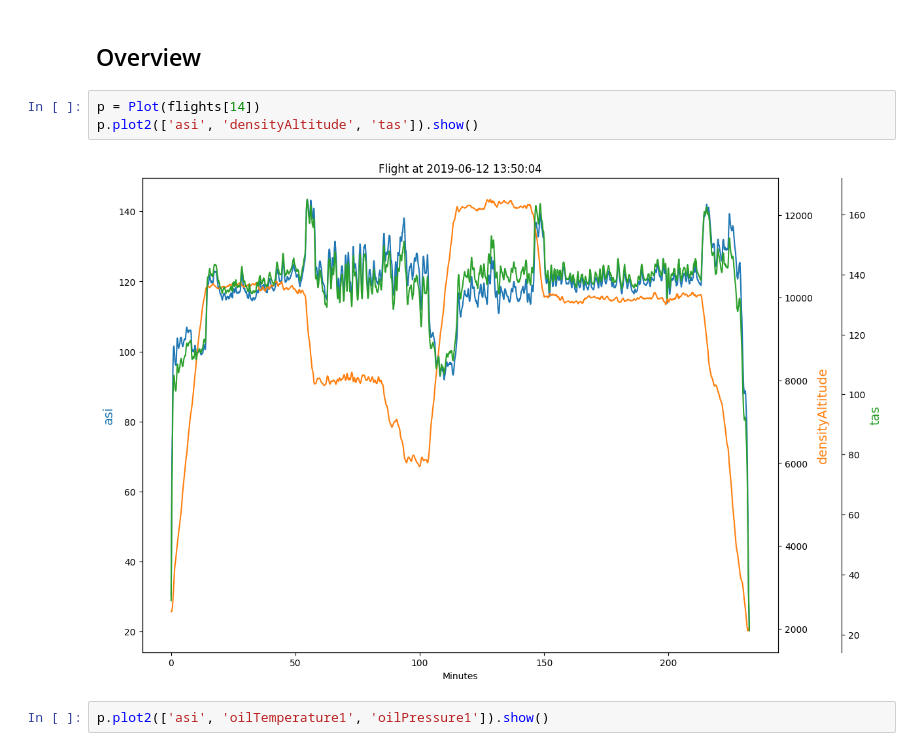
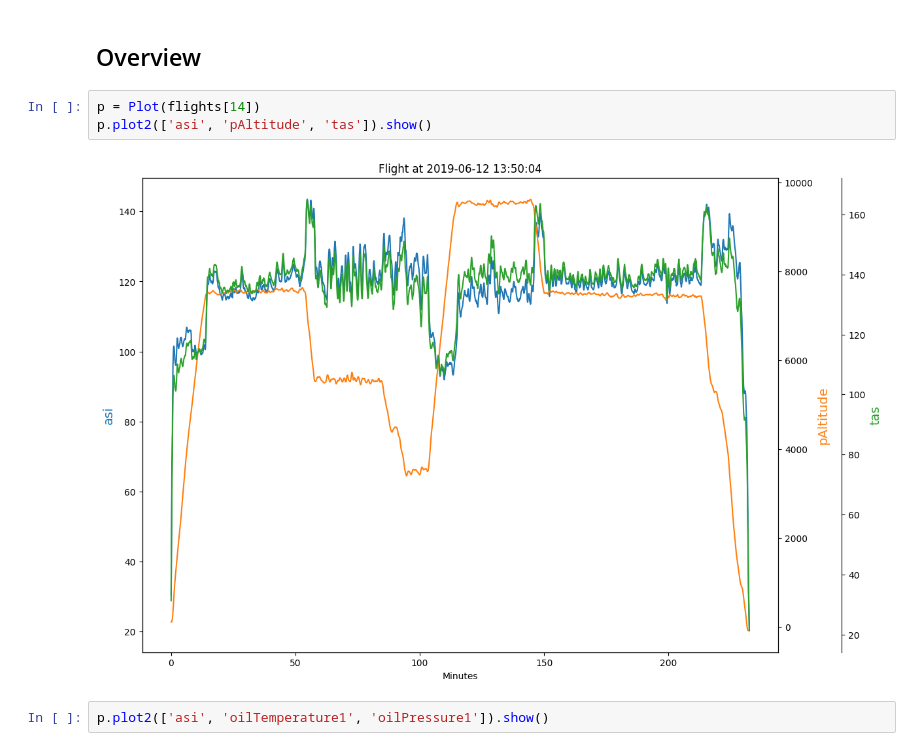
Before and after one commit to azemon/MglEfisPlotter, a Jupyter notebook: notebooks/2019-06-12/Overview.ipynb, the cells around one changed output. Drawn from its saved outputs; the diff is of its cells as text.

```diff
--- a/notebooks/2019-06-12/Overview.ipynb
+++ b/notebooks/2019-06-12/Overview.ipynb
@@ -28,9 +28,9 @@ for i in range(0, len(flights)):
 ## Overview
 # %%
 p = Plot(flights[14])
-p.plot2(['asi', 'densityAltitude', 'tas']).show()
+p.plot2(['asi', 'pAltitude', 'tas']).show()
 # %% [output]
-[figure, old version]
+[figure, new version]
 # %%
 p.plot2(['asi', 'oilTemperature1', 'oilPressure1']).show()
 # %% [output]
```
Also changed, not shown: parts of 2 cells of this notebook.
